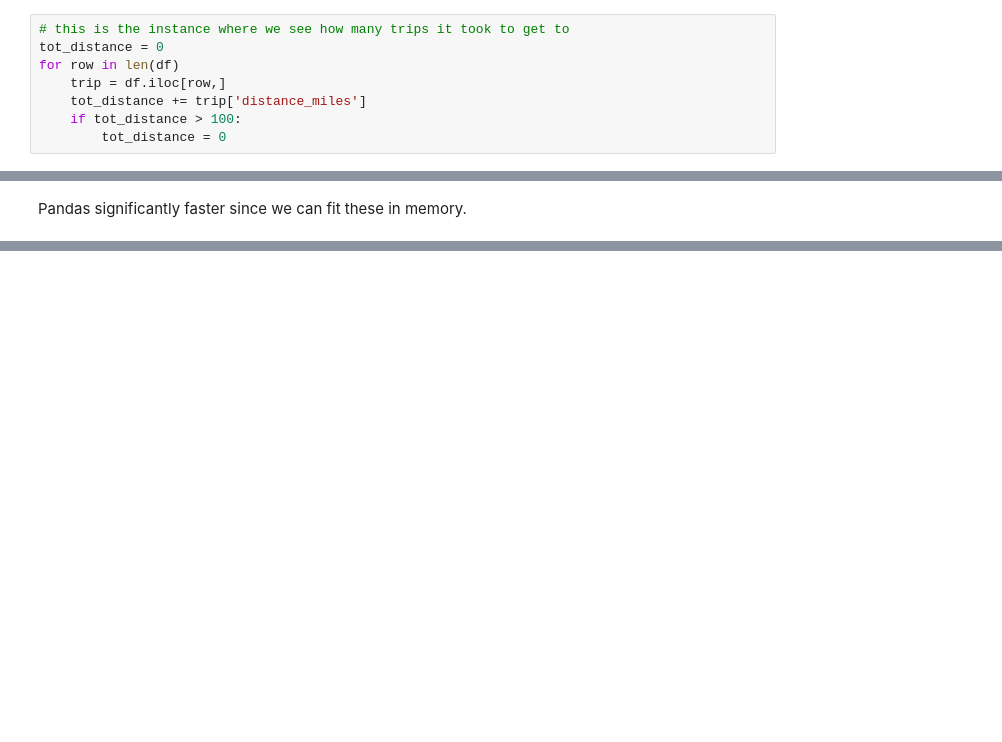
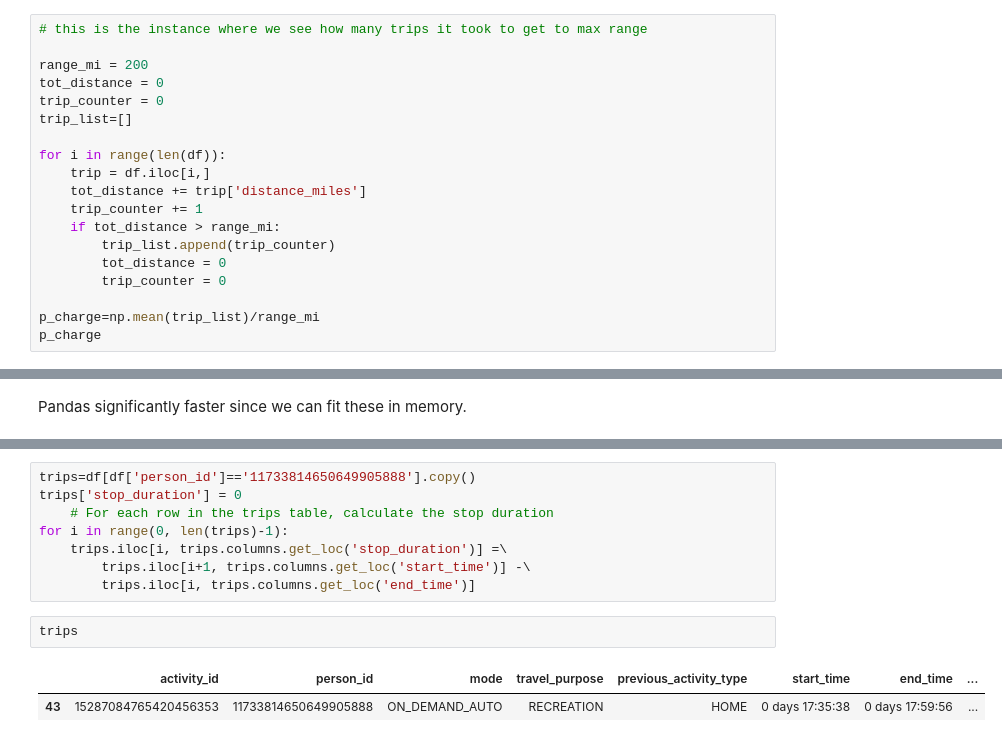
Before and after one commit to rmi-mobility-data-science/replicaEVSE, a Jupyter notebook: notebooks/4_run_simulation.ipynb, the cells around one changed output, grey strips where cells are left out. Saved outputs shown, nothing was run; the diff lists cells and outputs as text; blank space fills up the shorter version.

```diff
--- a/notebooks/4_run_simulation.ipynb
+++ b/notebooks/4_run_simulation.ipynb
@@ -59,11 +64,22 @@ df = df.compute()
 # %% [markdown]
 ### figure out how to determine P(charge) and how many trips that will take.
 # %%
-# this is the instance where we see how many trips it took to get to
+# this is the instance where we see how many trips it took to get to max range
+
+range_mi = 200
 tot_distance = 0
-for row in len(df)
-    trip = df.iloc[row,]
+trip_counter = 0
+trip_list=[]
+
+for i in range(len(df)):
+    trip = df.iloc[i,]
     tot_distance += trip['distance_miles']
-    if tot_distance > 100:
+    trip_counter += 1
+    if tot_distance > range_mi:
+        trip_list.append(trip_counter)
         tot_distance = 0
+        trip_counter = 0
+
+p_charge=np.mean(trip_list)/range_mi
+p_charge
 # %% [output]
@@ -143,3 +153,16 @@ loads_df
+# %%
+trips=df[df['person_id']=='11733814650649905888'].copy()
+trips['stop_duration'] = 0
+    # For each row in the trips table, calculate the stop duration
+for i in range(0, len(trips)-1):
+    trips.iloc[i, trips.columns.get_loc('stop_duration')] =\
+        trips.iloc[i+1, trips.columns.get_loc('start_time')] -\
+        trips.iloc[i, trips.columns.get_loc('end_time')]
+# %%
+trips
+# %% [output]
+|  | activity_id | person_id | mode | travel_purpose | previous_activity_type | start_time | end_time | ... |
+| 43 | 15287084765420456353 | 11733814650649905888 | ON_DEMAND_AUTO | RECREATION | HOME | 0 days 17:35:38 | 0 days 17:59:56 | ... |
 # %%
 charges_df.to_parquet(os.path.join(datadir, f'charges_{mode}_{simulation_id}.parquet'), overwrite=True)
 loads_df.to_parquet(os.path.join(datadir, f'loads_{mode}_{simulation_id}.parquet'), overwrite=True)
```
Also changed, not shown: parts of 11 cells of this notebook, 6 other files.
